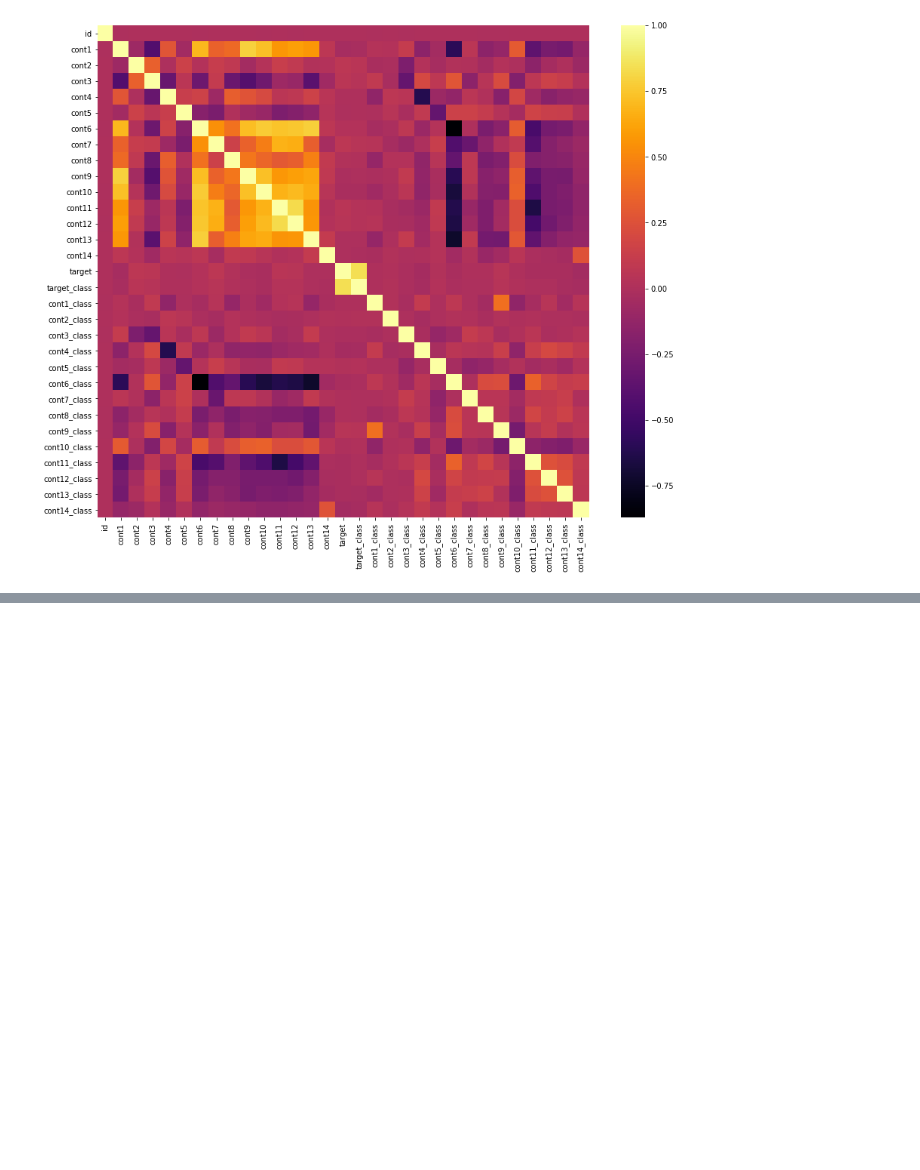
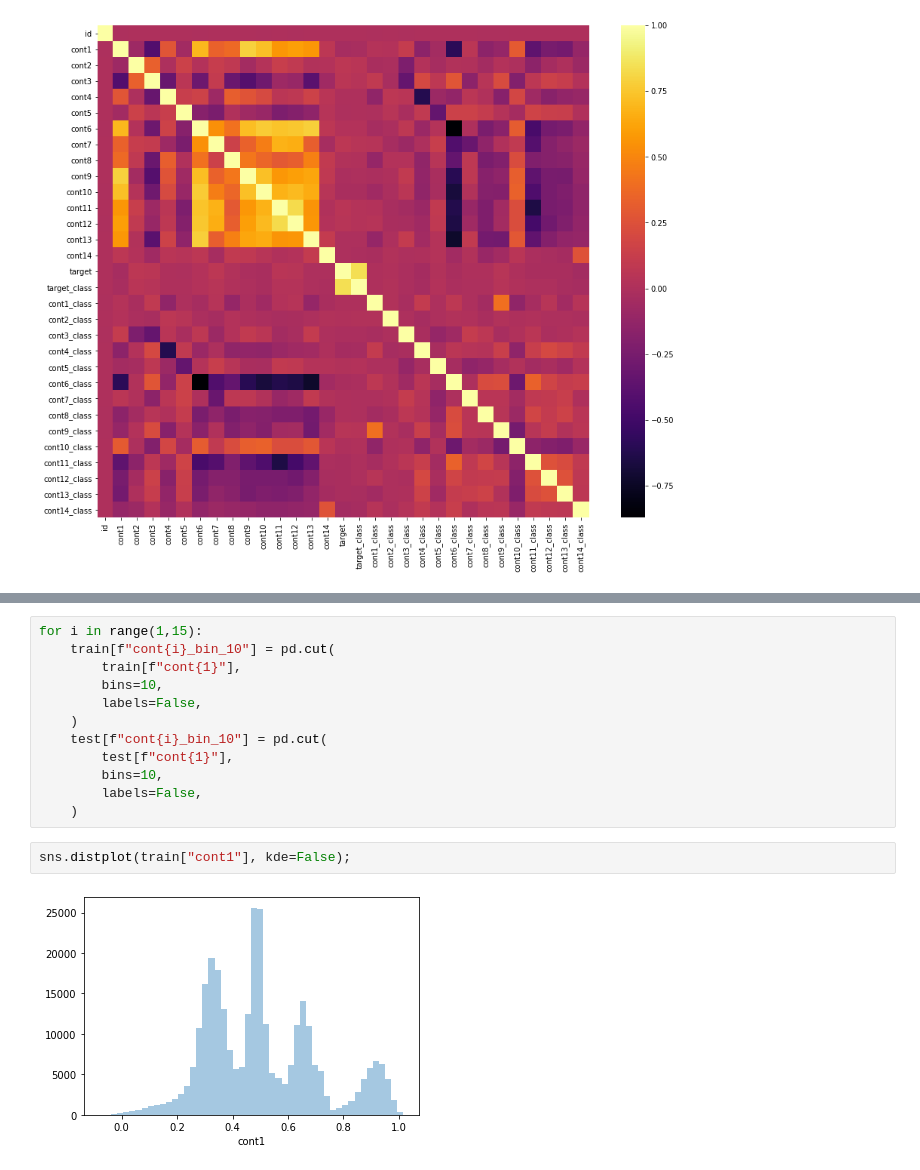
Before and after one commit to akiabe/kaggle_tabular-playground-Jan2021, a Jupyter notebook: notebooks/EDA_and_Modeling.ipynb, the cells around one changed output, grey strips where cells are left out. Drawn from its saved outputs; the diff is of its cells as text; blank space fills up the shorter version.

```diff
--- a/notebooks/EDA_and_Modeling.ipynb
+++ b/notebooks/EDA_and_Modeling.ipynb
@@ -198,0 +337,16 @@ sns.heatmap(corr, cmap="inferno", square=True);
+# %%
+for i in range(1,15):
+    train[f"cont{i}_bin_10"] = pd.cut(
+        train[f"cont{1}"],
+        bins=10,
+        labels=False,
+    )
+    test[f"cont{i}_bin_10"] = pd.cut(
+        test[f"cont{1}"],
+        bins=10,
+        labels=False,
+    )
+# %%
+sns.distplot(train["cont1"], kde=False);
+# %% [output]
+[figure, added]
```
Also changed, not shown: parts of 16 cells of this notebook.
